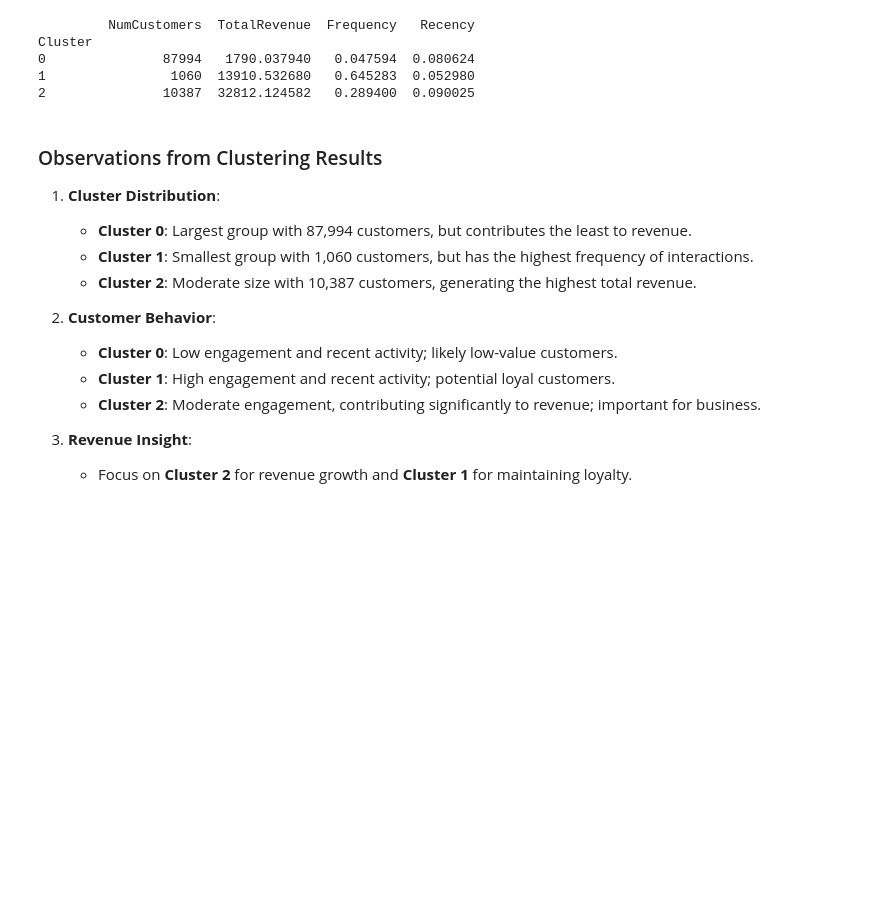
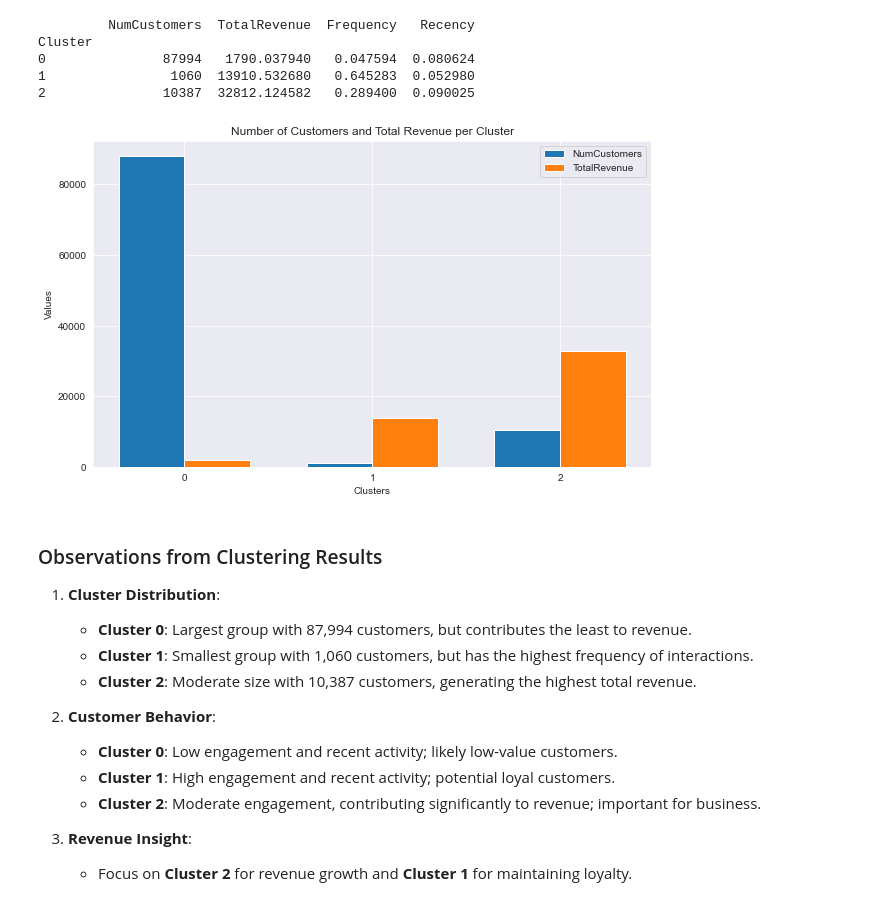
Before and after one commit to preudh/OC_IA_P5_Segment_e_commerce_site_customers, a Jupyter notebook: notebooks/Preudhomme_Patrice_3_notebook_essais_082024.ipynb, the cells around one changed output. Drawn from its saved outputs; the diff is of its cells as text; code cells hidden in the pictures; blank space fills up the shorter version.

```diff
--- a/notebooks/Preudhomme_Patrice_3_notebook_essais_082024.ipynb
+++ b/notebooks/Preudhomme_Patrice_3_notebook_essais_082024.ipynb
@@ -417,6 +417,43 @@ Cluster
 0               87994   1790.037940   0.047594  0.080624
 1                1060  13910.532680   0.645283  0.052980
 2               10387  32812.124582   0.289400  0.090025
+# %%
+import matplotlib.pyplot as plt
+import numpy as np
+
+# Create a new DataFrame for cluster summary
+cluster_summary = df_final_kmeans.groupby('Cluster').agg({
+    'customer_unique_id': 'count',
+    'Monetary': 'sum',
+    'Frequency': 'mean',
+    'Recency': 'mean'
+}).rename(columns={'customer_unique_id': 'NumCustomers', 'Monetary': 'TotalRevenue'})
+
+# Plot the data
+fig, ax1 = plt.subplots(figsize=(10, 6))
+
+# Define the position of bars on the X-axis
+bar_width = 0.35
+index = np.arange(cluster_summary.shape[0])
+
+# Create bars for NumCustomers and Total Revenue
+bars1 = ax1.bar(index, cluster_summary['NumCustomers'], bar_width, label='NumCustomers')
+bars2 = ax1.bar(index + bar_width, cluster_summary['TotalRevenue'], bar_width, label='TotalRevenue')
+
+# Add titles and labels
+ax1.set_xlabel('Clusters')
+ax1.set_ylabel('Values')
+ax1.set_title('Number of Customers and Total Revenue per Cluster')
+ax1.set_xticks(index + bar_width / 2)
+ax1.set_xticklabels(cluster_summary.index)
+
+# Add legend
+ax1.legend()
+
+# Show the plot
+plt.show()
+# %% [output]
+[figure, added]
 # %% [markdown]
 ### Observations from Clustering Results
 
```
Also changed, not shown: 1 other file.
